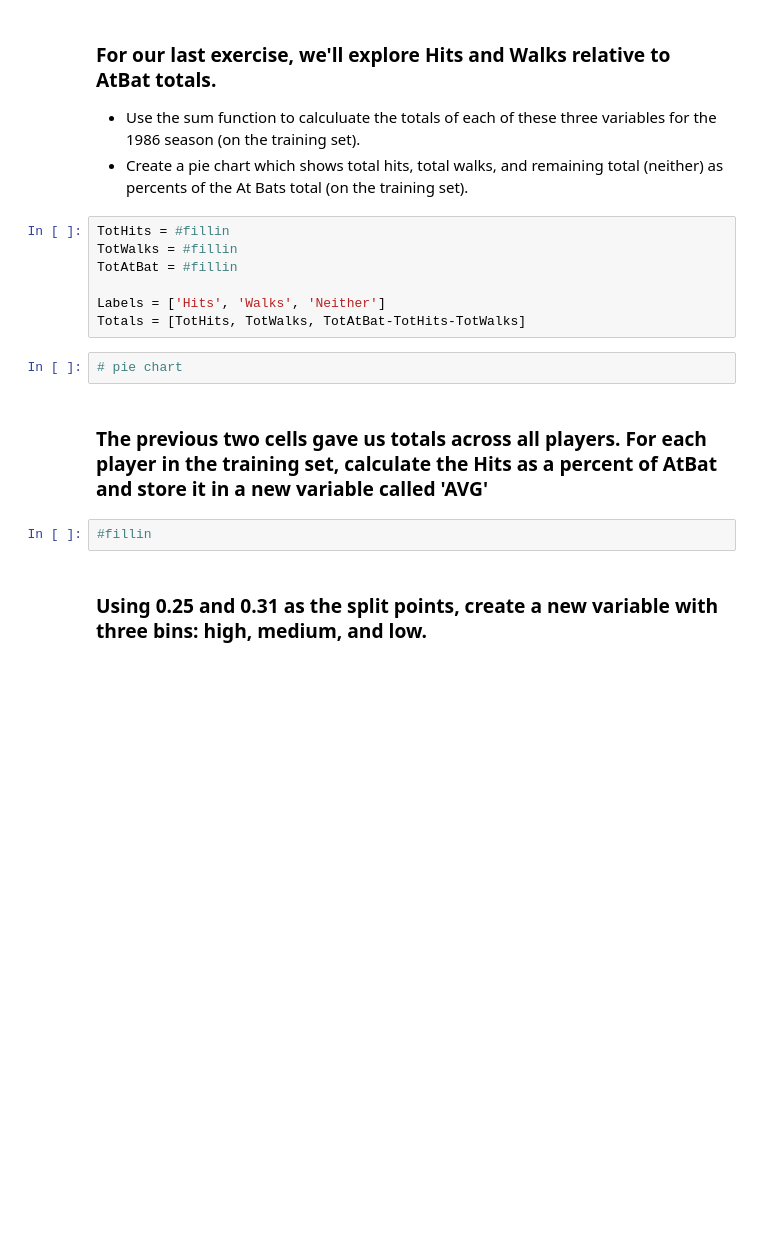
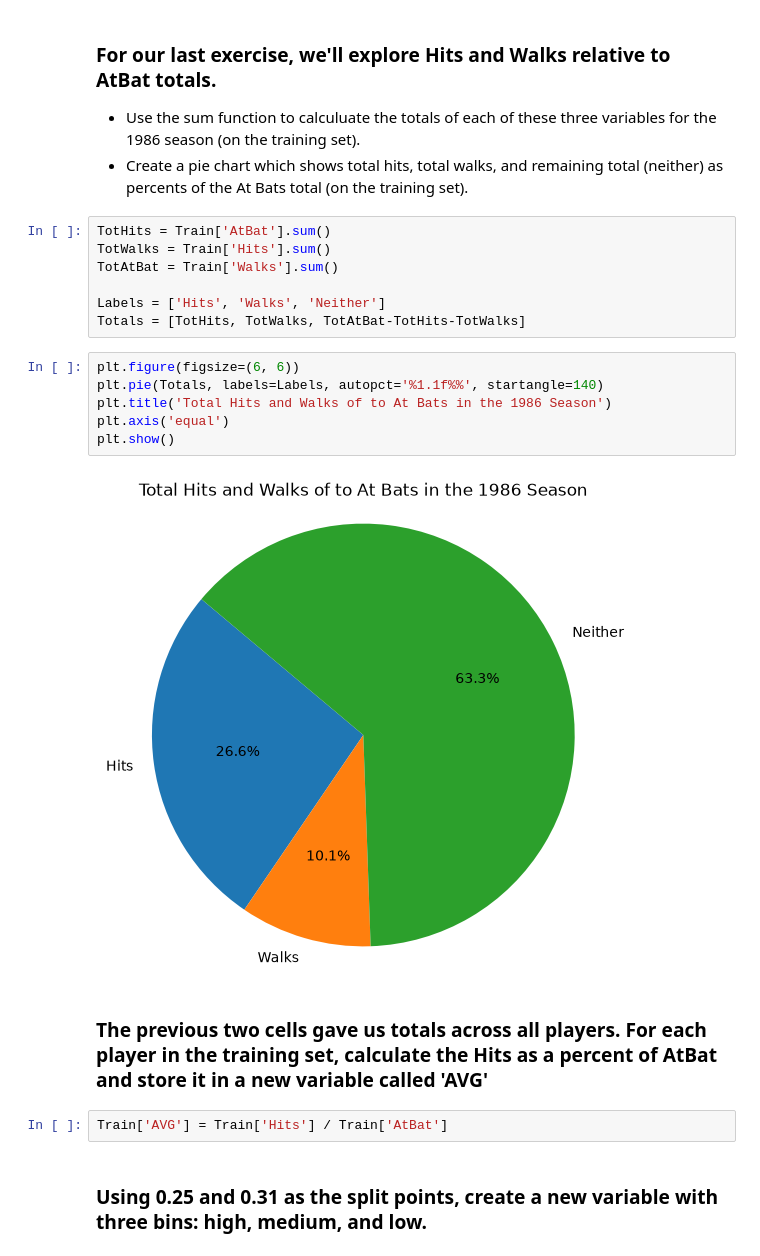
Before and after one commit to charmi124/code_2600, a Jupyter notebook: mod03_eda.ipynb, the cells around one changed output. Drawn from its saved outputs; the diff is of its cells as text; blank space fills up the shorter version.

```diff
--- a/mod03_eda.ipynb
+++ b/mod03_eda.ipynb
@@ -180,18 +180,24 @@ Train.corr(numeric_only=True)
 - Use the sum function to calculuate the totals of each of these three variables for the 1986 season (on the training set).
 - Create a pie chart which shows total hits, total walks, and remaining total (neither) as percents of the At Bats total (on the training set).
 # %%
-TotHits = #fillin
-TotWalks = #fillin
-TotAtBat = #fillin
+TotHits = Train['AtBat'].sum()
+TotWalks = Train['Hits'].sum()
+TotAtBat = Train['Walks'].sum()
 
 Labels = ['Hits', 'Walks', 'Neither']
 Totals = [TotHits, TotWalks, TotAtBat-TotHits-TotWalks]
 # %%
-# pie chart
+plt.figure(figsize=(6, 6))
+plt.pie(Totals, labels=Labels, autopct='%1.1f%%', startangle=140)
+plt.title('Total Hits and Walks of to At Bats in the 1986 Season')
+plt.axis('equal')
+plt.show()
+# %% [output]
+[figure, added]
 # %% [markdown]
 ### The previous two cells gave us totals across all players. For each player in the training set, calculate the Hits as a percent of AtBat and store it in a new variable called 'AVG'
 # %%
-#fillin
+Train['AVG'] = Train['Hits'] / Train['AtBat']
 # %% [markdown]
 ### Using 0.25 and 0.31 as the split points, create a new variable with three bins: high, medium, and low.
 # %%
```
Also changed, not shown: parts of 4 cells of this notebook.
